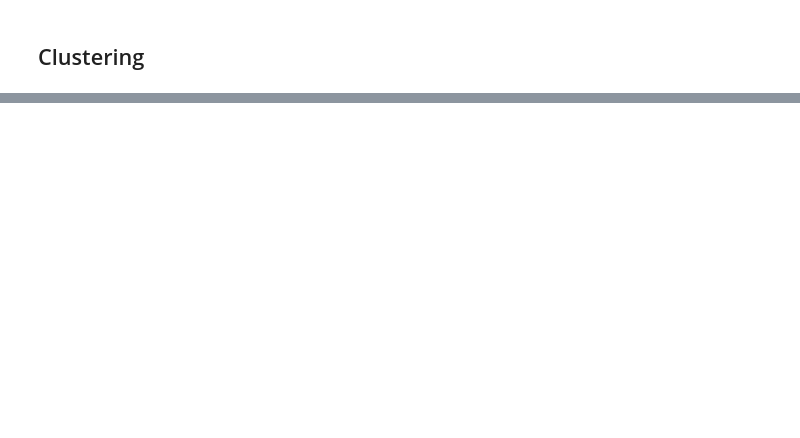
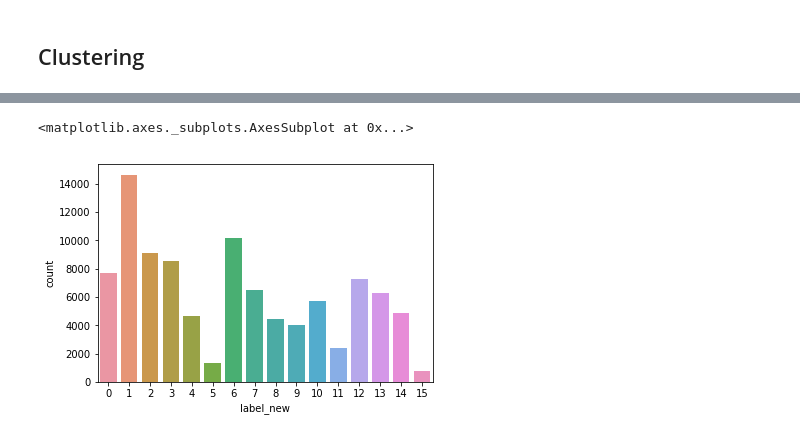
Before and after one commit to RMExe/Clustersong, a Jupyter notebook: code/03-clustering.ipynb, the cells around one changed output, grey strips where cells are left out. Saved outputs shown, nothing was run; the diff lists cells and outputs as text; code cells hidden in the pictures; blank space fills up the shorter version.

```diff
--- a/code/03-clustering.ipynb
+++ b/code/03-clustering.ipynb
@@ -68,0 +101,2 @@ agg_cluster.fit(X_sc)
+# %%
+agc_2.fit(X_sc)
@@ -68,0 +109,2 @@ agg_cluster.fit(X_sc)
+# %%
+df["label_new"] = agc_2.labels_
@@ -68,0 +131,5 @@ agg_cluster.fit(X_sc)
+# %%
+sns.countplot(df.label_new)
+# %% [output]
+<matplotlib.axes._subplots.AxesSubplot at 0x...>
+[figure, added]
```
Also changed, not shown: parts of 27 cells of this notebook, 1 other file.
